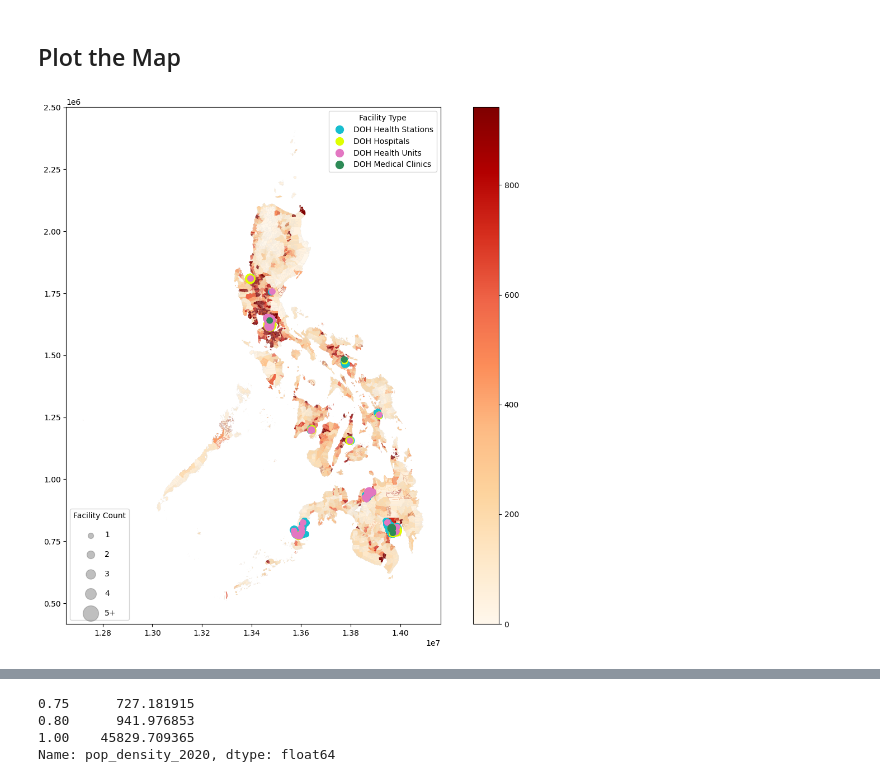
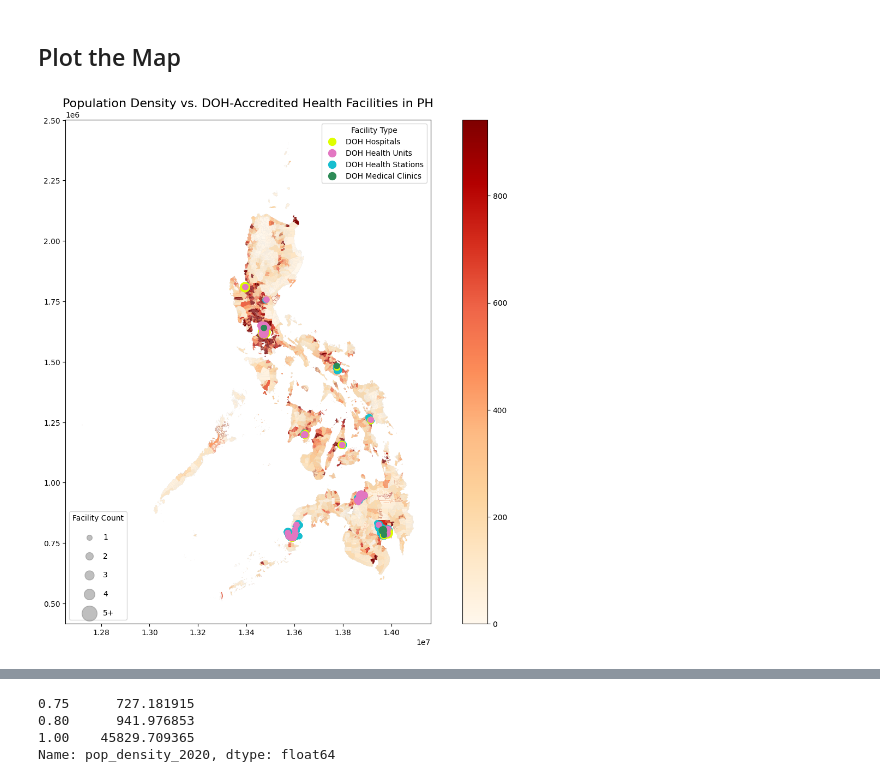
Before and after one commit to riane-casumlum/econ138-capstone, a Jupyter notebook: capstone_casumlum&cosico&giron.ipynb, the cells around one changed output, grey strips where cells are left out. Cells and saved outputs as stored; diff of their text form; code cells hidden in the pictures.

```diff
--- a/capstone_casumlum&cosico&giron.ipynb
+++ b/capstone_casumlum&cosico&giron.ipynb
@@ -663,34 +715,33 @@ ax.scatter(
     color='#2E8B57',
     alpha=0.5,
     label='DOH Medical Clinic',
     marker='o'
 )
 
 ax.set_aspect('equal')
 
 ## Color legend (facility type)
 color_handles = [
-    mlines.Line2D([], [], color='#17becf', marker='o', linestyle='None', markersize=10, label='DOH Health Stations'),
     mlines.Line2D([], [], color='#DFFF00', marker='o', linestyle='None', markersize=10, label='DOH Hospitals'),
     mlines.Line2D([], [], color='#e377c2', marker='o', linestyle='None', markersize=10, label='DOH Health Units'),
+    mlines.Line2D([], [], color='#17becf', marker='o', linestyle='None', markersize=10, label='DOH Health Stations'),
     mlines.Line2D([], [], color='#2E8B57', marker='o', linestyle='None', markersize=10, label='DOH Medical Clinics')
-
 ]
 
 legend1 = ax.legend(handles=color_handles, title="Facility Type", loc='upper right', fontsize=10)
 ax.add_artist(legend1)  # Add color legend first
 
 ## Size legend (facility count)
 for_val = [1, 2, 3, 4]
 size_handles = [
     plt.scatter([], [], s=i*50, color="gray", alpha=0.5, label=str(i)) for i in for_val
 ]
 size_handles.append(
     plt.scatter([], [], s=8*50, color="gray", alpha=0.5, label="5+")
 )
 legend2 = ax.legend(handles=size_handles, title="Facility Count", loc='lower left', fontsize=10, labelspacing=1.5)
-# If you want to annotate what the sizes mean, you can use the label in each handle as above
 
+ax.set_title("Population Density vs. DOH-Accredited Health Facilities in PH", fontsize=16)
 plt.show()
 # %% [output]
-[figure, old version]
+[figure, new version]
```
Also changed, not shown: parts of 9 cells of this notebook.
